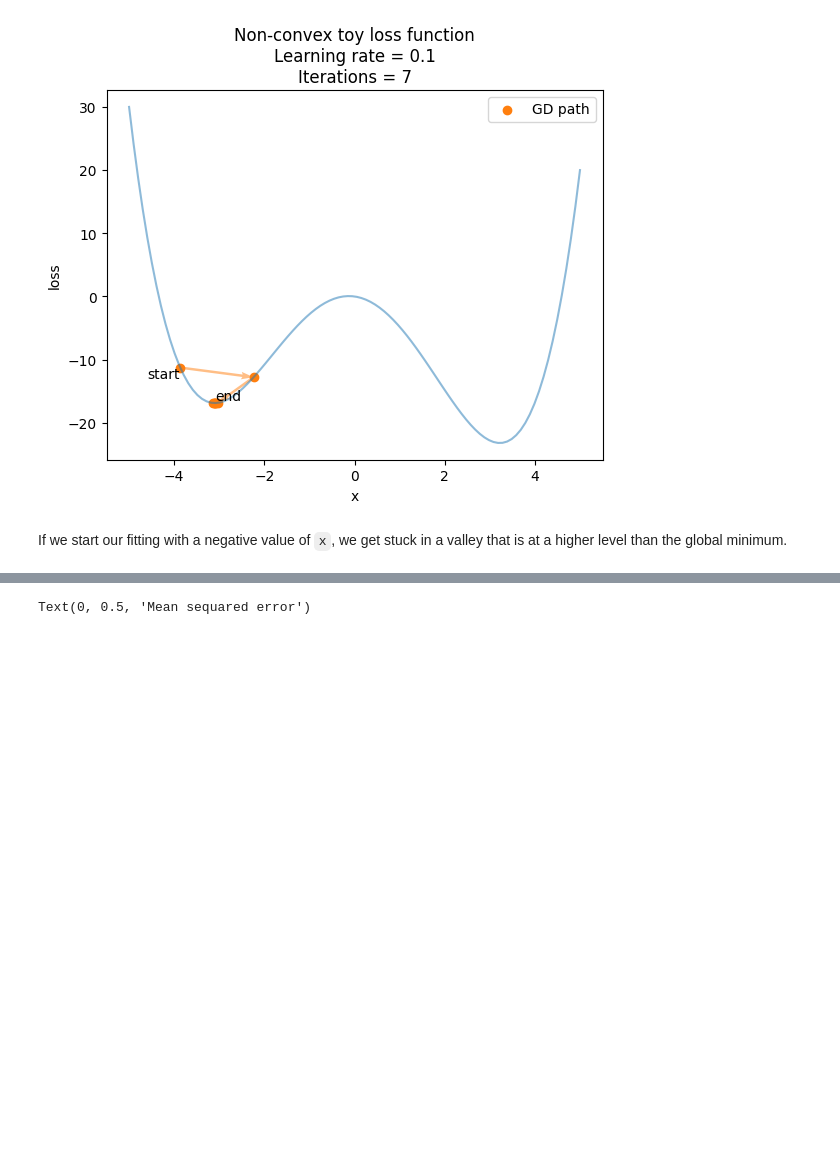
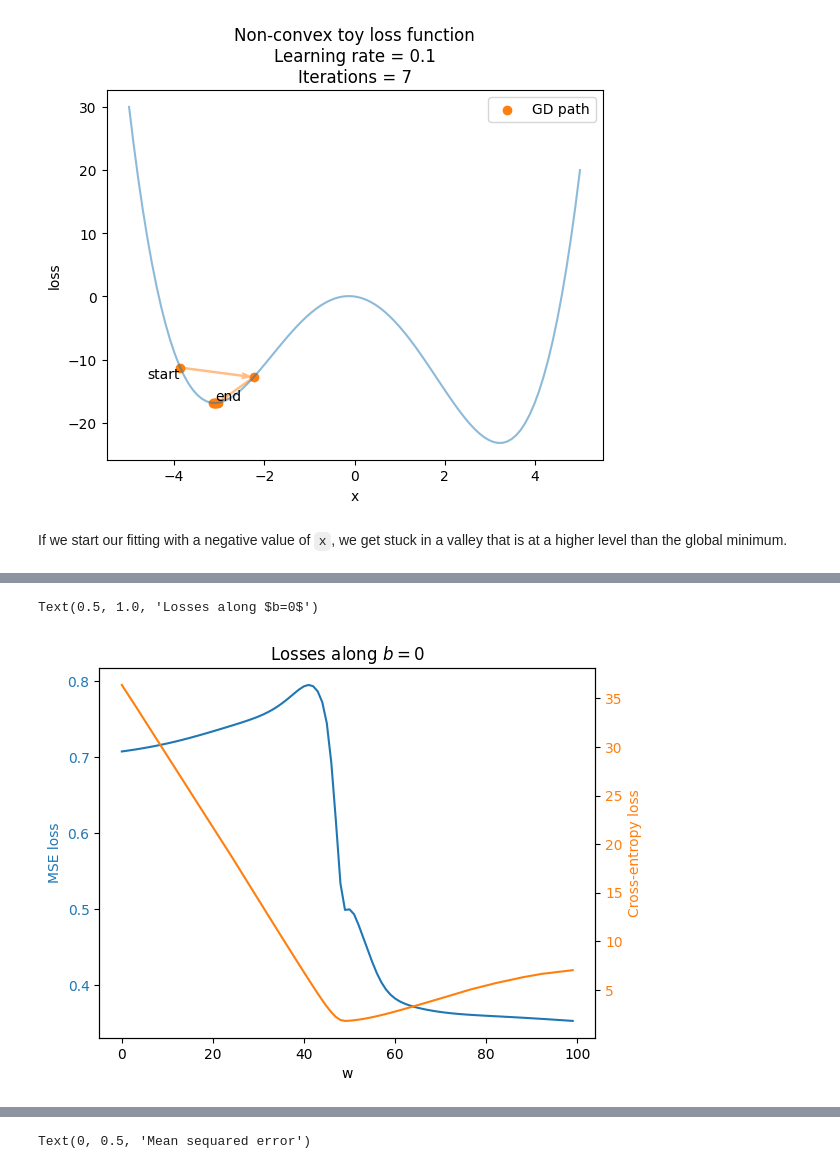
Before and after one commit to dbheadley/DecodingTheBrain, a Jupyter notebook: Week4/notes.ipynb, the cells around one changed output, grey strips where cells are left out. Cells and saved outputs as stored; diff of their text form; code cells hidden in the pictures; blank space fills up the shorter version.

```diff
--- a/Week4/notes.ipynb
+++ b/Week4/notes.ipynb
@@ -568,0 +555,16 @@ Text(0, 0.5, 'Negative Log Likelihood')
+# %%
+fig, ax = plt.subplots()
+ax.plot(loss_mse[:,60])
+ax_ce = ax.twinx()
+ax_ce.plot(loss_ce[:,60], color='tab:orange')
+ax.set_xlabel('w')
+ax.set_ylabel('MSE loss', color='tab:blue')
+ax.tick_params(axis='y', labelcolor='tab:blue')
+
+ax_ce.tick_params(axis='y', labelcolor='tab:orange')
+
+ax_ce.set_ylabel('Cross-entropy loss', color='tab:orange')
+ax.set_title('Losses along $b=0$')
+# %% [output]
+Text(0.5, 1.0, 'Losses along $b=0$')
+[figure, added]
```
Also changed, not shown: parts of 10 cells of this notebook.
